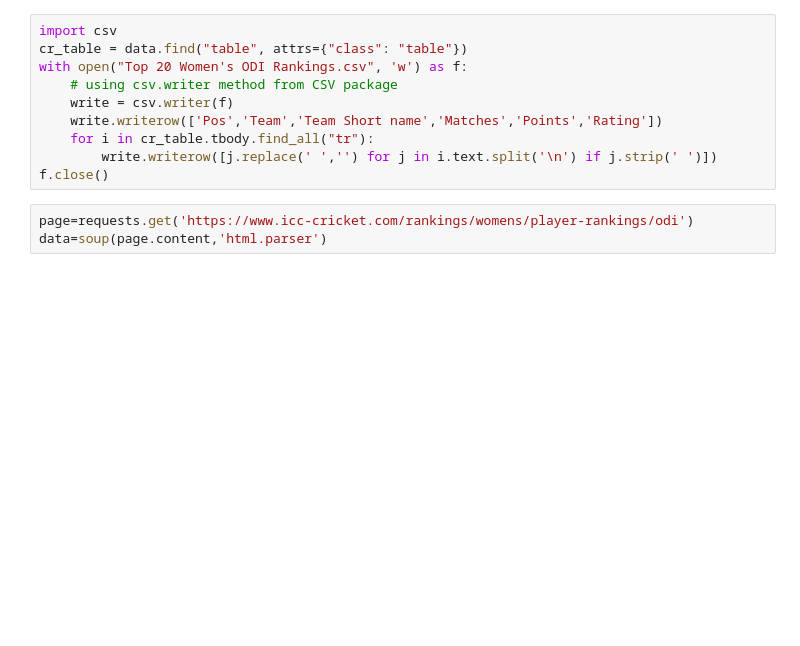
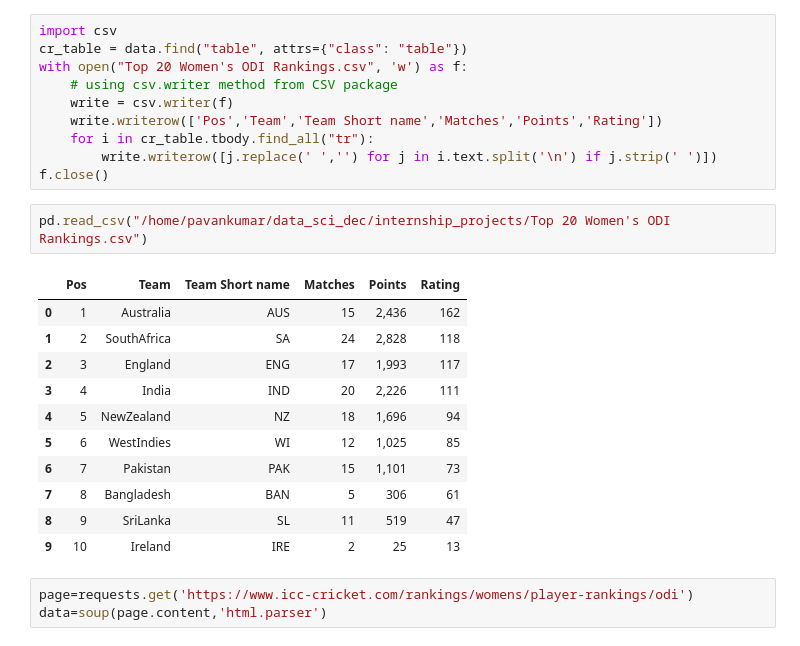
Before and after one commit to p18888/Internship-Projects, a Jupyter notebook: Assignment 1.ipynb, the cells around one changed output. Cells and saved outputs as stored; diff of their text form; blank space fills up the shorter version.

```diff
--- a/Assignment 1.ipynb
+++ b/Assignment 1.ipynb
@@ -191,6 +320,20 @@ with open("Top 20 Women's ODI Rankings.csv", 'w') as f:
     for i in cr_table.tbody.find_all("tr"):
         write.writerow([j.replace(' ','') for j in i.text.split('\n') if j.strip(' ')])
 f.close()
+# %%
+pd.read_csv("/home/pavankumar/data_sci_dec/internship_projects/Top 20 Women's ODI Rankings.csv")
+# %% [output]
+|  | Pos | Team | Team Short name | Matches | Points | Rating |
+| 0 | 1 | Australia | AUS | 15 | 2,436 | 162 |
+| 1 | 2 | SouthAfrica | SA | 24 | 2,828 | 118 |
+| 2 | 3 | England | ENG | 17 | 1,993 | 117 |
+| 3 | 4 | India | IND | 20 | 2,226 | 111 |
+| 4 | 5 | NewZealand | NZ | 18 | 1,696 | 94 |
+| 5 | 6 | WestIndies | WI | 12 | 1,025 | 85 |
+| 6 | 7 | Pakistan | PAK | 15 | 1,101 | 73 |
+| 7 | 8 | Bangladesh | BAN | 5 | 306 | 61 |
+| 8 | 9 | SriLanka | SL | 11 | 519 | 47 |
+| 9 | 10 | Ireland | IRE | 2 | 25 | 13 |
 # %%
 page=requests.get('https://www.icc-cricket.com/rankings/womens/player-rankings/odi')
 data=soup(page.content,'html.parser')
```
Also changed, not shown: parts of 20 cells of this notebook.
